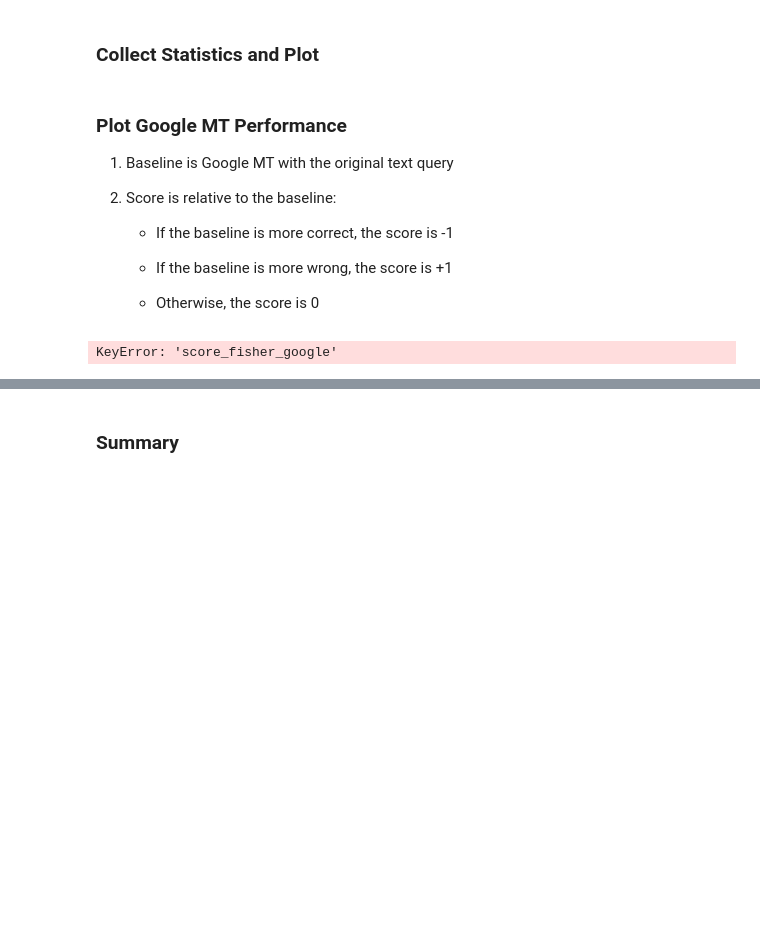
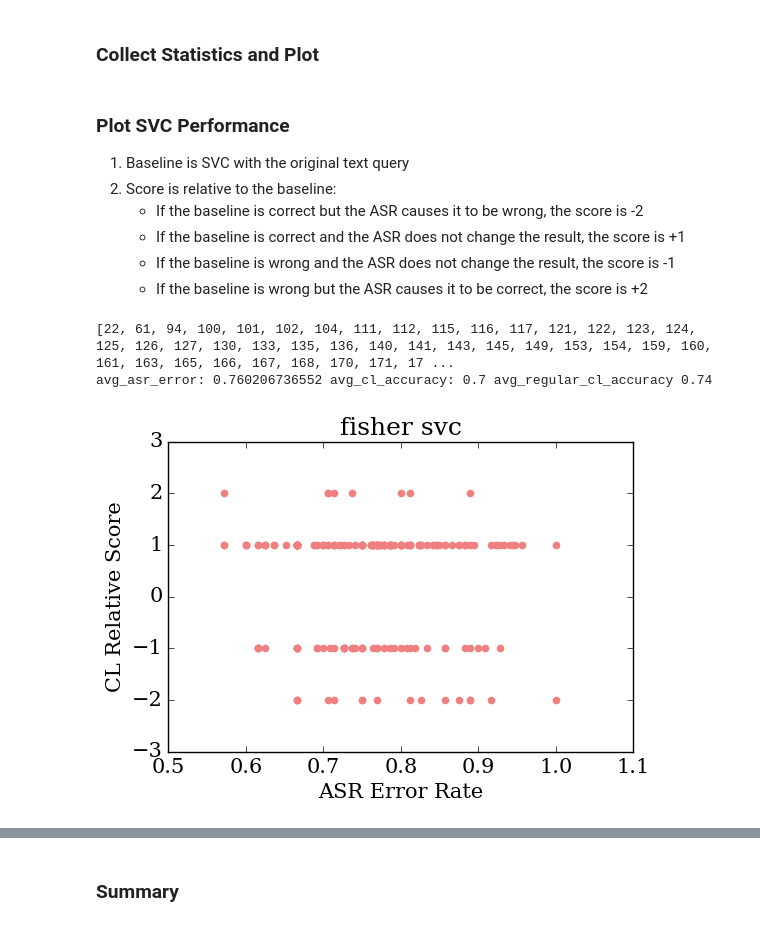
Before and after one commit to yunshengb/research, a Jupyter notebook: exp/asr_cl/analyze.ipynb, the cells around one changed output, grey strips where cells are left out. Cells and saved outputs as stored; diff of their text form; code cells hidden in the pictures; blank space fills up the shorter version.

```diff
--- a/exp/asr_cl/analyze.ipynb
+++ b/exp/asr_cl/analyze.ipynb
@@ -180,17 +190,14 @@ data[:]
 # %% [markdown]
 ### Collect Statistics and Plot
 # %% [markdown]
-### Plot Google MT Performance
+### Plot SVC Performance
 
-1. Baseline is Google MT with the original text query
-
+1. Baseline is SVC with the original text query
 2. Score is relative to the baseline:
-
-    - If the baseline is more correct, the score is -1
-
-    - If the baseline is more wrong, the score is +1
-
-    - Otherwise, the score is 0
+    - If the baseline is correct but the ASR causes it to be wrong, the score is -2
+    - If the baseline is correct and the ASR does not change the result, the score is +1
+    - If the baseline is wrong and the ASR does not change the result, the score is -1
+    - If the baseline is wrong but the ASR causes it to be correct, the score is +2
 # %%
 sys.path.append('../../asr')
 from wer import error_rate
@@ -233,8 +271,10 @@ def plot_score_vs_error(color, asr_name, mt_name, asr_errors, relative_scores, *
     plt.scatter(asr_errors, relative_scores, label=asr_name, color=color)
 # %%
-google_stats_list = []
-google_stats_list.append(analyze(data, 'fisher', 'google'))
-plot_score_vs_error('lightcoral', **google_stats_list[-1])
+svc_stats_list = []
+svc_stats_list.append(analyze(data, 'fisher', 'svc'))
+plot_score_vs_error('lightcoral', **svc_stats_list[-1])
 # %% [output]
-KeyError: 'score_fisher_google'
+[22, 61, 94, 100, 101, 102, 104, 111, 112, 115, 116, 117, 121, 122, 123, 124, 125, 126, 127, 130, 133, 135, 136, 140, 141, 143, 145, 149, 153, 154, 159, 160, 161, 163, 165, 166, 167, 168, 170, 171, 17 ...
+avg_asr_error: 0.760206736552 avg_cl_accuracy: 0.7 avg_regular_cl_accuracy 0.74
+[figure, added]
 # %%
```
Also changed, not shown: parts of 16 cells of this notebook, 5 other files.
